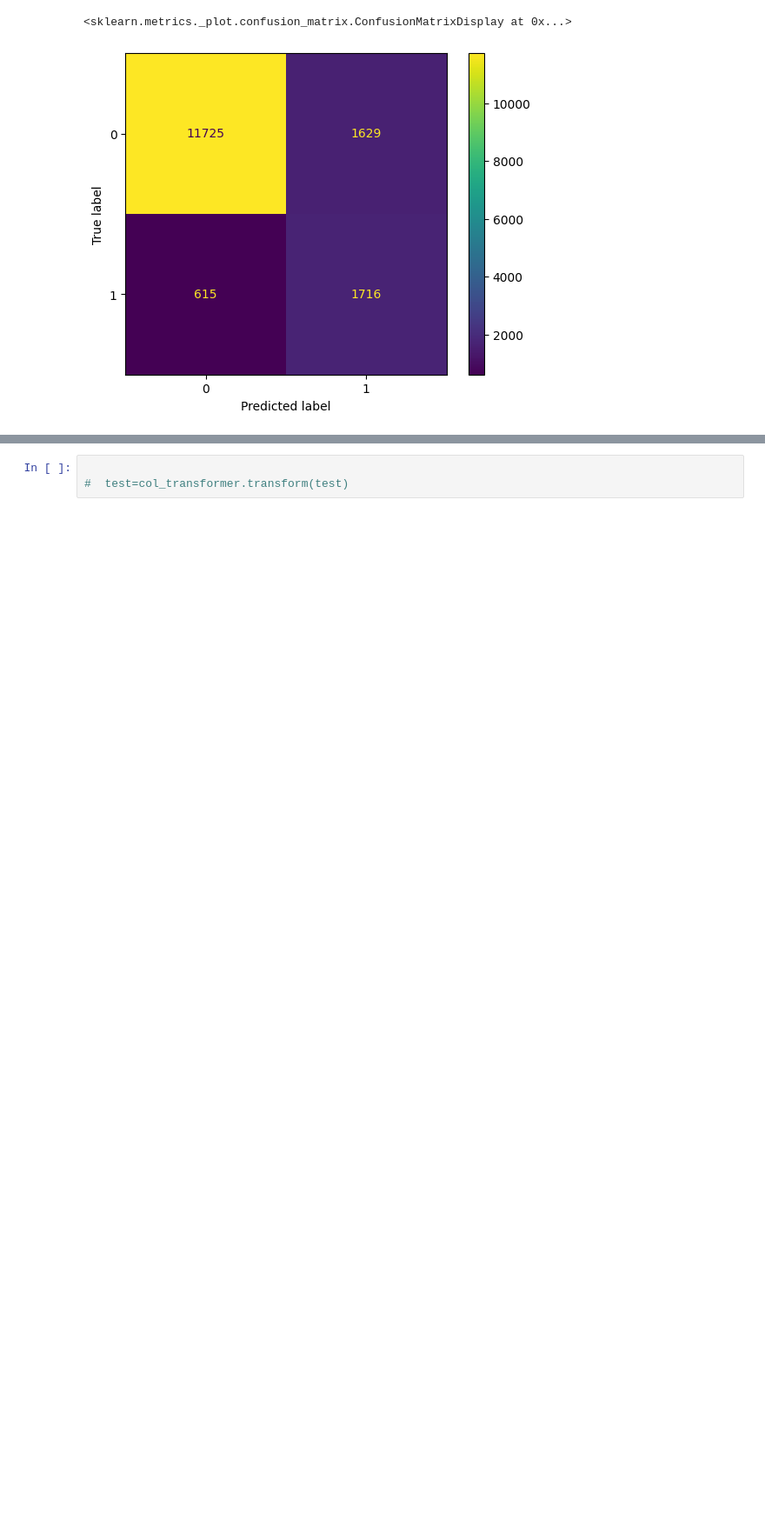
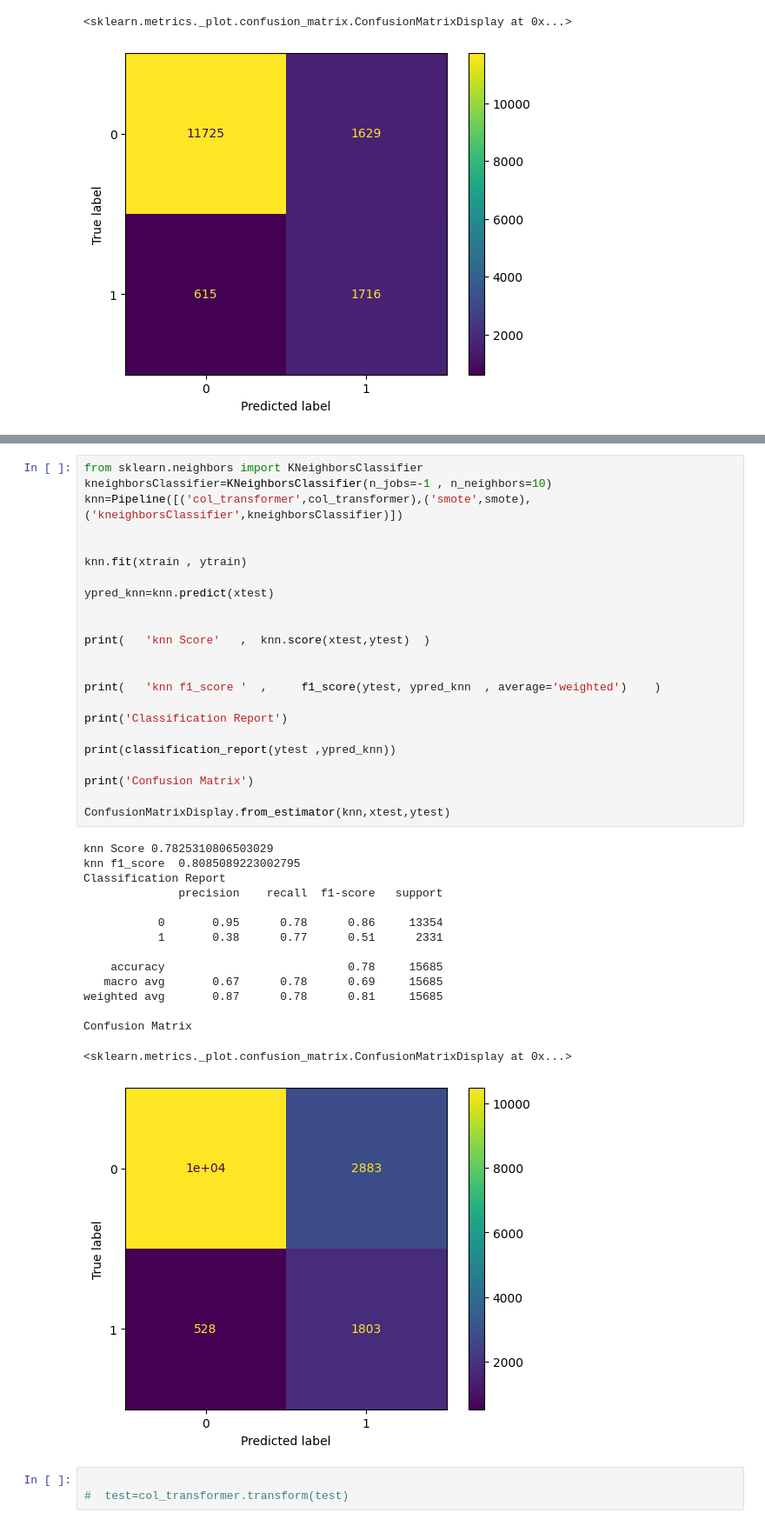
Before and after one commit to linisha04/Predict-the-Success-of-Bank-telemarketing, a Jupyter notebook: liniiiii.ipynb, the cells around one changed output, grey strips where cells are left out. Shown at 87% size. Cells and saved outputs as stored; diff of their text form; blank space fills up the shorter version.

Commit message:
Kaggle Notebook | 22f2000254-notebook-t32024 | 68-knn-smote

```diff
--- a/liniiiii.ipynb
+++ b/liniiiii.ipynb
@@ -1104,3 +1075,42 @@ Confusion Matrix
+# %%
+from sklearn.neighbors import KNeighborsClassifier
+kneighborsClassifier=KNeighborsClassifier(n_jobs=-1 , n_neighbors=10)
+knn=Pipeline([('col_transformer',col_transformer),('smote',smote),('kneighborsClassifier',kneighborsClassifier)])
+
+
+knn.fit(xtrain , ytrain)
+
+ypred_knn=knn.predict(xtest)
+
+
+print(   'knn Score'   ,  knn.score(xtest,ytest)  )
+
+
+print(   'knn f1_score '  ,     f1_score(ytest, ypred_knn  , average='weighted')    )
+
+print('Classification Report')
+
+print(classification_report(ytest ,ypred_knn))
+
+print('Confusion Matrix')
+
+ConfusionMatrixDisplay.from_estimator(knn,xtest,ytest)
+# %% [output]
+knn Score 0.7825310806503029
+knn f1_score  0.8085089223002795
+Classification Report
+              precision    recall  f1-score   support
+
+           0       0.95      0.78      0.86     13354
+           1       0.38      0.77      0.51      2331
+
+    accuracy                           0.78     15685
+   macro avg       0.67      0.78      0.69     15685
+weighted avg       0.87      0.78      0.81     15685
+
+Confusion Matrix
+<sklearn.metrics._plot.confusion_matrix.ConfusionMatrixDisplay at 0x...>
+[figure, added]
 # %%
 
 #  test=col_transformer.transform(test)
```
Also changed, not shown: parts of 3 cells of this notebook.
